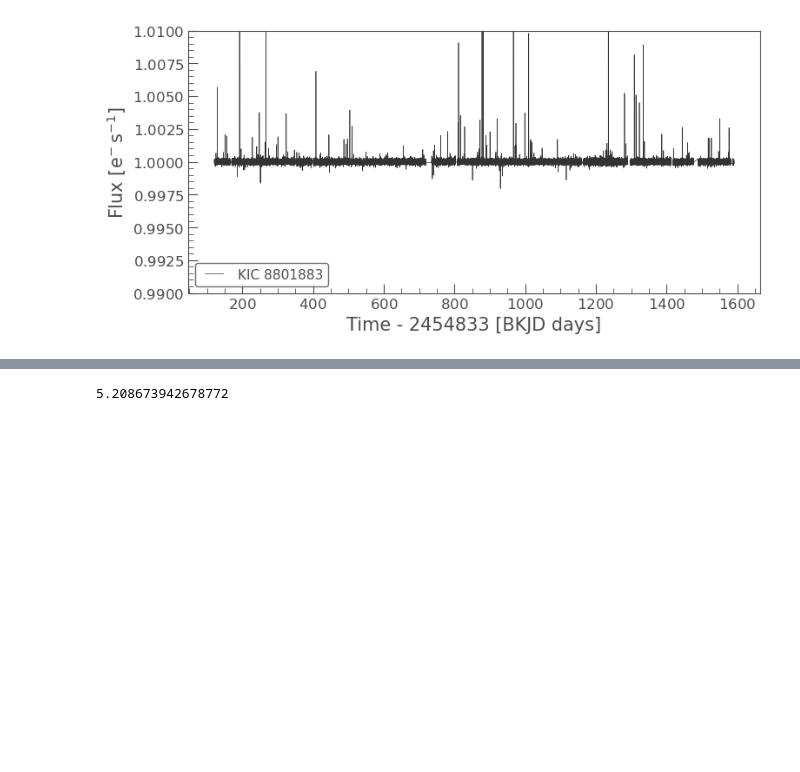
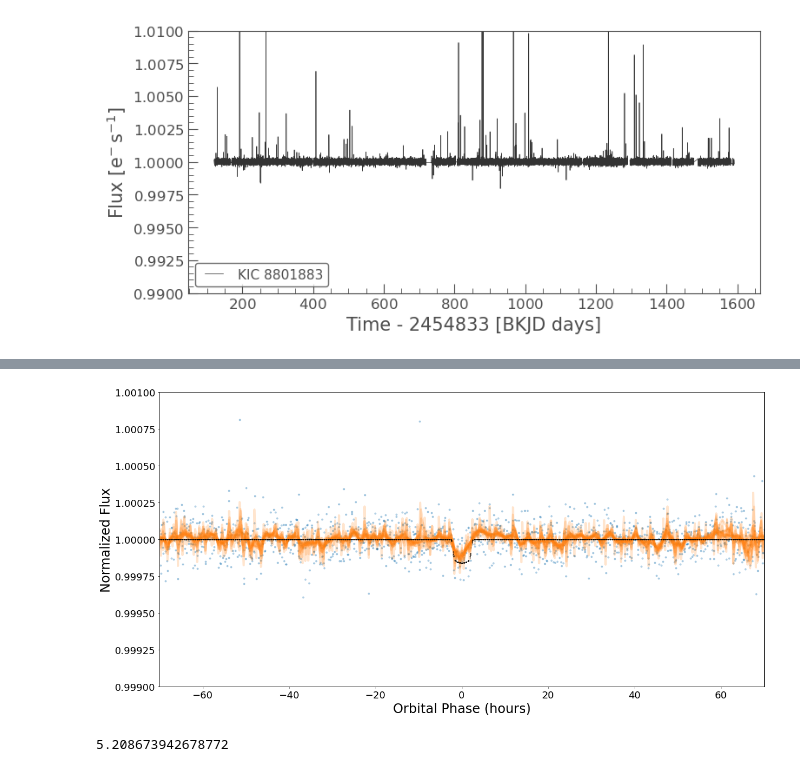
Before and after one commit to stevepur/falsePositiveTableAnalysis, a Jupyter notebook: TCE8801883-01.ipynb, the cells around one changed output, grey strips where cells are left out. Saved outputs shown, nothing was run; the diff lists cells and outputs as text; code cells hidden in the pictures; blank space fills up the shorter version.

```diff
--- a/TCE8801883-01.ipynb
+++ b/TCE8801883-01.ipynb
@@ -152,3 +194,24 @@ Text(0.5, 1.0, 'Corrected Flux')
+# %%
+import numpy as np
+defaultColors = plt.rcParams['axes.prop_cycle'].by_key()['color']
+
+binFactors = range(2,20,1)
+
+plt.figure(figsize=(20,10))
+plt.plot(foldedCorrectedLc.phase*periodHours, foldedCorrectedLc.flux, '.', alpha=0.3)
+for binFactor in binFactors:
+    lc = corr_lc.fold(period = period, t0=epoch).bin(binFactor).remove_outliers()
+    plt.plot(lc.phase*periodHours, lc.flux, color=defaultColors[1], lw=4, alpha = 0.2)
+plt.plot(modelPhase, transitModel["model"] + 1, 'k.', ms = 2, alpha = 1)
+plt.xlim(-xRangeHours, xRangeHours)
+plt.ylim(1-yRange, 1+yRange);
+plt.tick_params(labelsize = 18)
+plt.xlabel("Orbital Phase (hours)", fontsize = 24)
+plt.ylabel("Normalized Flux", fontsize = 24)
+# plt.title("Corrected Flux", fontsize = 24)
+plt.savefig("TCE8801883-01.png",facecolor='white', transparent=False, bbox_inches='tight')
+# %% [output]
+[figure, added]
 # %%
 import numpy as np
 D = 1.192*np.sqrt(1-0.93**2)*(1.163**(-1/3))*((324.87/365.25)**(1/3))
```
Also changed, not shown: parts of 5 cells of this notebook, 9 other files.
